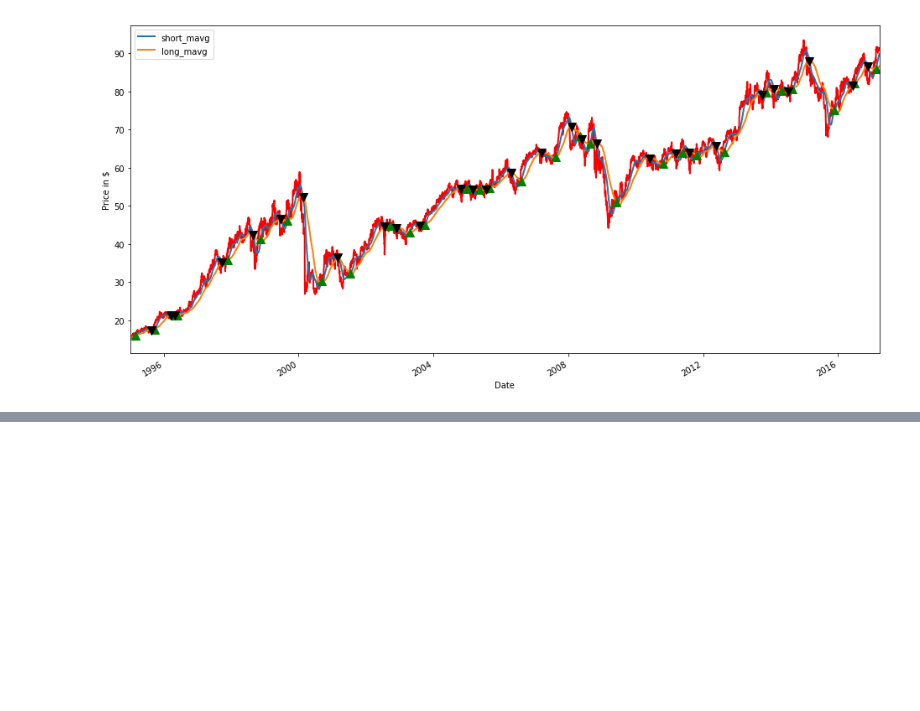
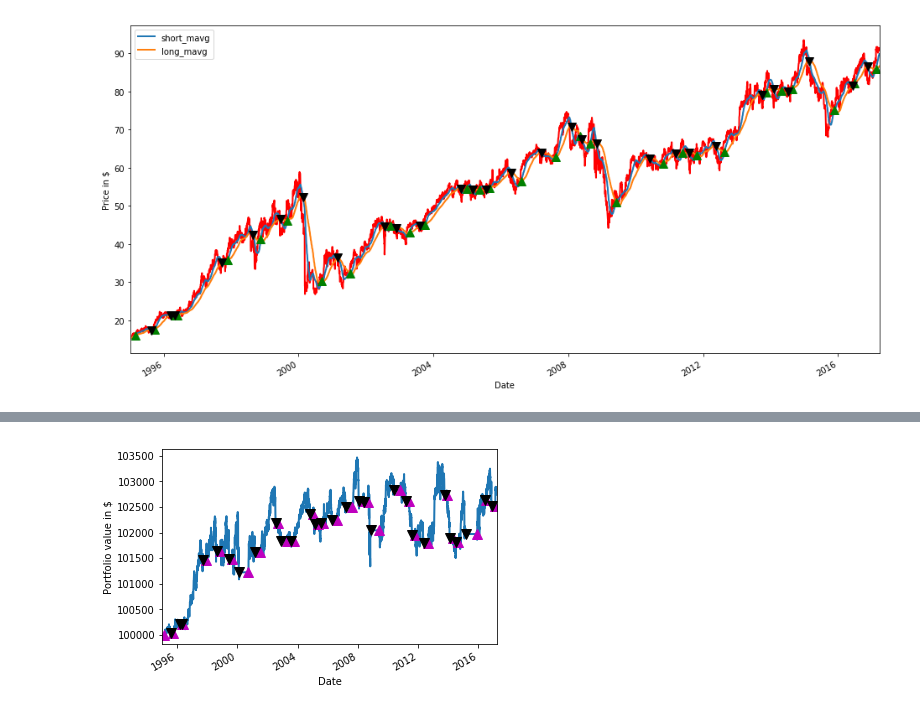
Before and after one commit to RajanMehta/python-for-finance, a Jupyter notebook: 7.Stock Market Analysis/A Simple Trading Strategy.ipynb, the cells around one changed output, grey strips where cells are left out. Cells and saved outputs as stored; diff of their text form; code cells hidden in the pictures; blank space fills up the shorter version.

```diff
--- a/7.Stock Market Analysis/A Simple Trading Strategy.ipynb
+++ b/7.Stock Market Analysis/A Simple Trading Strategy.ipynb
@@ -67,0 +79,7 @@ plt.show()
+# %%
+# Initialize the portfolio with value owned
+portfolio = positions.multiply(PG['Adj Close'], axis=0)
+# %%
+# Store the difference in shares owned
+pos_diff = positions.diff()
+pos_diff["2017-02-10": "2017-02-20"]
@@ -67,0 +95,14 @@ plt.show()
+# %%
+# Add `holdings` to portfolio
+portfolio['holdings'] = (positions.multiply(PG['Adj Close'], axis=0)).sum(axis=1)
+
+# Add `cash` to portfolio
+portfolio['cash'] = initial_capital - (pos_diff.multiply(PG['Adj Close'], axis=0)).sum(axis=1).cumsum()
+
+# Add `total` to portfolio
+portfolio['total'] = portfolio['cash'] + portfolio['holdings']
+
+# Add `returns` to portfolio
+portfolio['returns'] = portfolio['total'].pct_change()
+
+portfolio["2017-02-10": "2017-02-20"]
@@ -67,0 +118,22 @@ plt.show()
+# %%
+fig = plt.figure()
+
+ax1 = fig.add_subplot(111, ylabel='Portfolio value in $')
+
+# Plot the equity curve in dollars
+portfolio['total'].plot(ax=ax1, lw=2.)
+
+# Plot the "buy" trades against the equity curve
+ax1.plot(portfolio.loc[signals.positions == 1.0].index,
+         portfolio.total[signals.positions == 1.0],
+         '^', markersize=10, color='m')
+
+# Plot the "sell" trades against the equity curve
+ax1.plot(portfolio.loc[signals.positions == -1.0].index,
+         portfolio.total[signals.positions == -1.0],
+         'v', markersize=10, color='k')
+
+# Show the plot
+plt.show()
+# %% [output]
+[figure, added]
```
Also changed, not shown: parts of 4 cells of this notebook.
